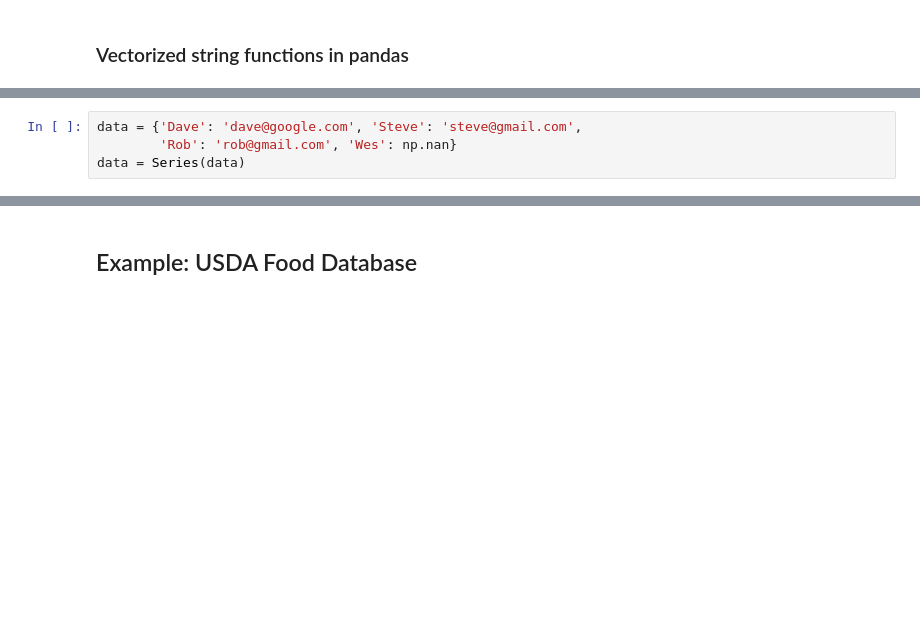
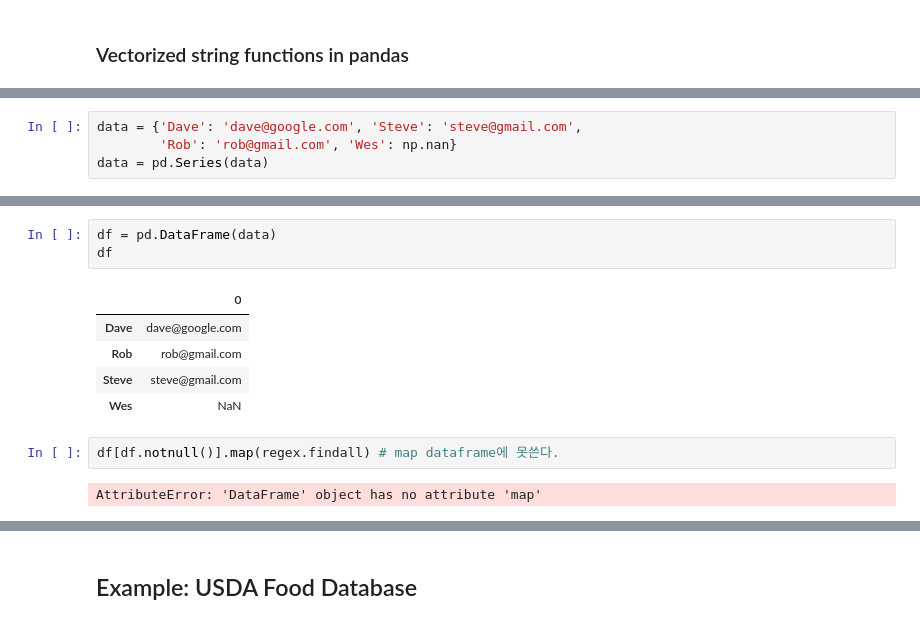
Before and after one commit to The-G/Python_for_DataAnalysis, a Jupyter notebook: ch07.ipynb, the cells around one changed output, grey strips where cells are left out. Drawn from its saved outputs; the diff is of its cells as text; blank space fills up the shorter version.

```diff
--- a/ch07.ipynb
+++ b/ch07.ipynb
@@ -2249,6 +2314,6 @@ m.groupdict()
 # %%
 data = {'Dave': 'dave@google.com', 'Steve': 'steve@gmail.com',
         'Rob': 'rob@gmail.com', 'Wes': np.nan}
-data = Series(data)
+data = pd.Series(data)
 # %%
 data
@@ -2260,0 +2370,13 @@ pattern
+# %%
+df = pd.DataFrame(data)
+df
+# %% [output]
+|  | 0 |
+| Dave | dave@google.com |
+| Rob | rob@gmail.com |
+| Steve | steve@gmail.com |
+| Wes | NaN |
+# %%
+df[df.notnull()].map(regex.findall) # map dataframe에 못쓴다.
+# %% [output]
+AttributeError: 'DataFrame' object has no attribute 'map'
```
Also changed, not shown: parts of 57 cells of this notebook.
